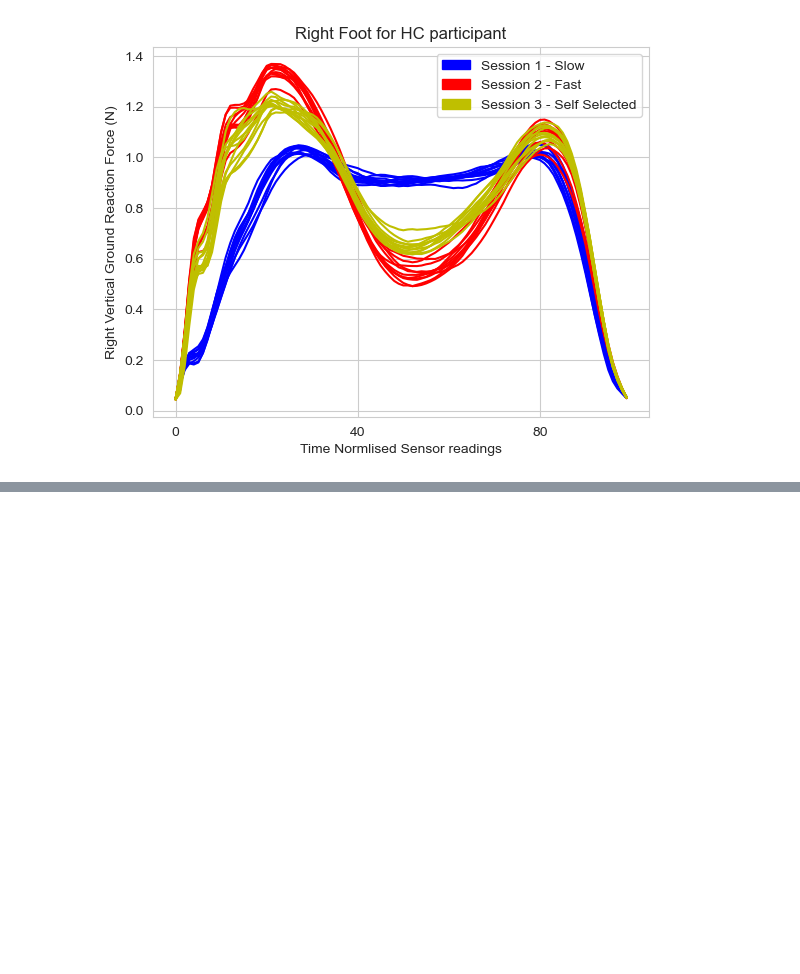
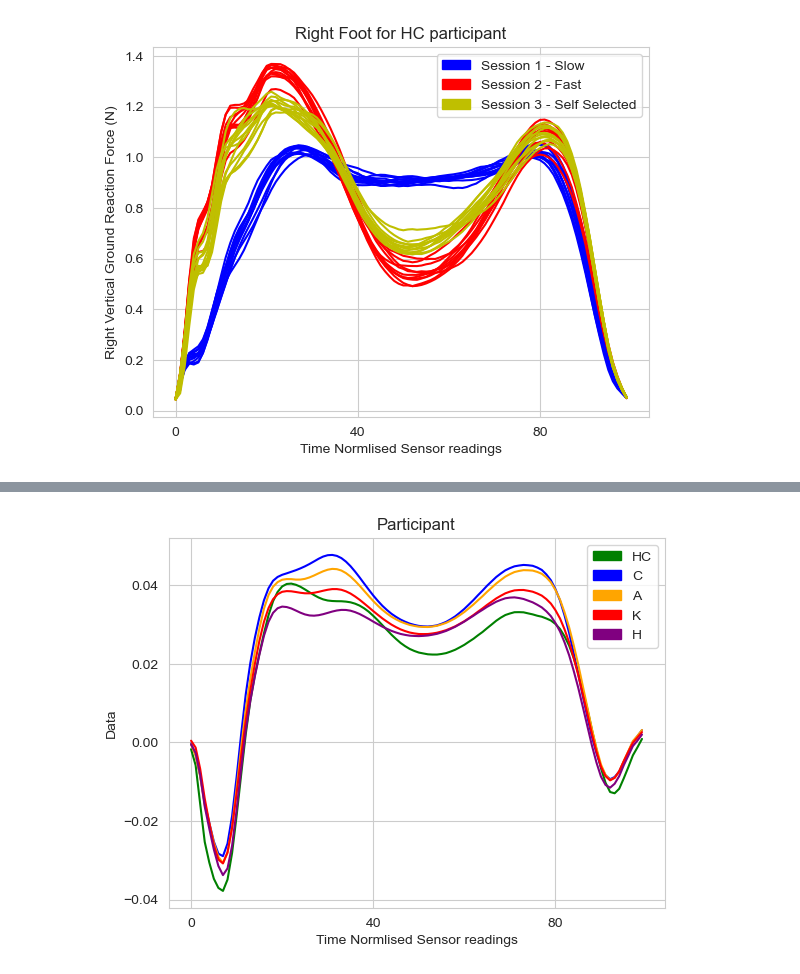
Before and after one commit to chengtng/project_5, a Jupyter notebook: code/2_EDA.ipynb, the cells around one changed output, grey strips where cells are left out. Cells and saved outputs as stored; diff of their text form; code cells hidden in the pictures; blank space fills up the shorter version.

```diff
--- a/code/2_EDA.ipynb
+++ b/code/2_EDA.ipynb
@@ -330,0 +459,4 @@ plt.show()
+# %%
+plot_class_mean(grf_ml_left,label)
+# %% [output]
+[figure, added]
```
Also changed, not shown: parts of 30 cells of this notebook, 1 other file.
